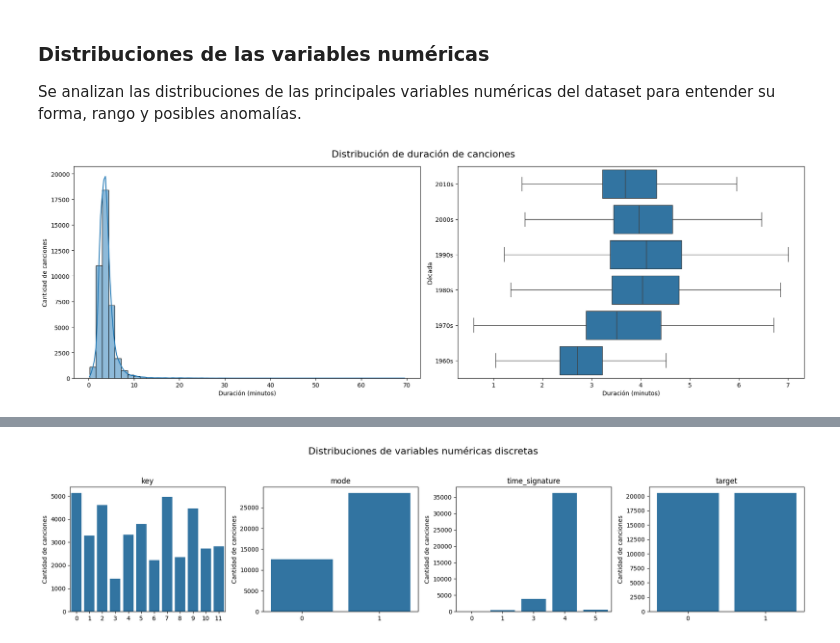
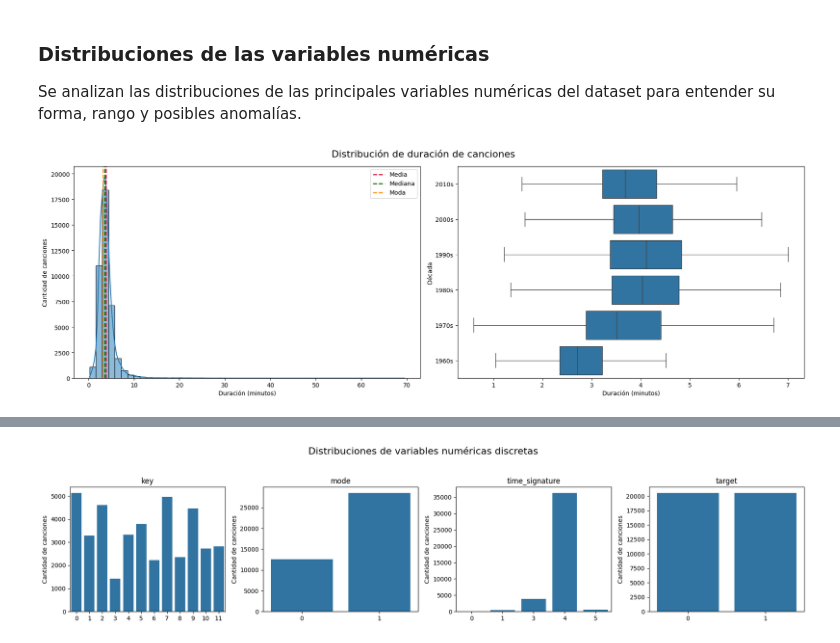
Before and after one commit to EehMauro/tp-data-science, a Jupyter notebook: tp.ipynb, the cells around one changed output, grey strips where cells are left out. Saved outputs shown, nothing was run; the diff lists cells and outputs as text; code cells hidden in the pictures.

```diff
--- a/tp.ipynb
+++ b/tp.ipynb
@@ -87,19 +87,28 @@ Se analizan las distribuciones de las principales variables numéricas del datas
 # %%
 fig, axes = plt.subplots(1, 2, figsize=(18, 6))
 fig.suptitle('Distribución de duración de canciones', fontsize=16)
 
 axes[0].set_xlabel('Duración (minutos)')
 axes[0].set_ylabel('Cantidad de canciones')
 sns.histplot(data=data, x='duration', bins=50, kde=True, ax=axes[0])
 
+duration_mean = data['duration'].mean()
+duration_median = data['duration'].median()
+duration_mode = data['duration'].mode().iat[0]
+
+axes[0].axvline(duration_mean, color='crimson', linestyle='--', linewidth=1.8, label='Media')
+axes[0].axvline(duration_median, color='darkgreen', linestyle='--', linewidth=1.8, label='Mediana')
+axes[0].axvline(duration_mode, color='darkorange', linestyle='--', linewidth=1.8, label='Moda')
+axes[0].legend()
+
 axes[1].set_xlabel('Duración (minutos)')
 axes[1].set_ylabel('Década')
 sns.boxplot(data=data, x='duration', y='decade', ax=axes[1], showfliers=False)
 
 plt.tight_layout()
 plt.show()
 # %% [output]
-[figure, old version]
+[figure, new version]
 # %% [markdown]
 #### Observaciones sobre la distribución de duración
 
```
Also changed, not shown: parts of 5 cells of this notebook.
